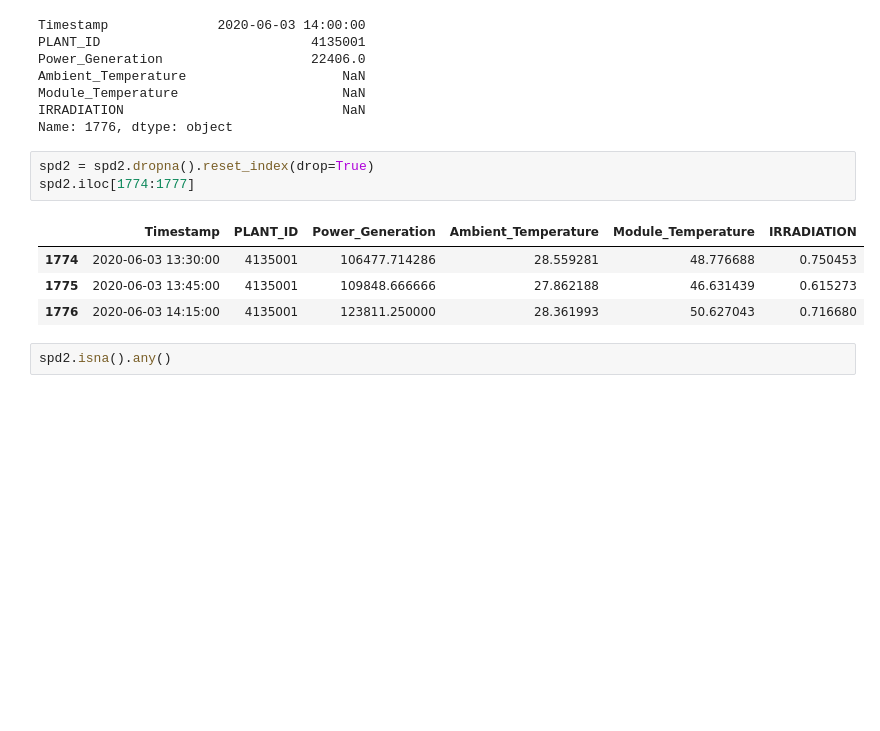
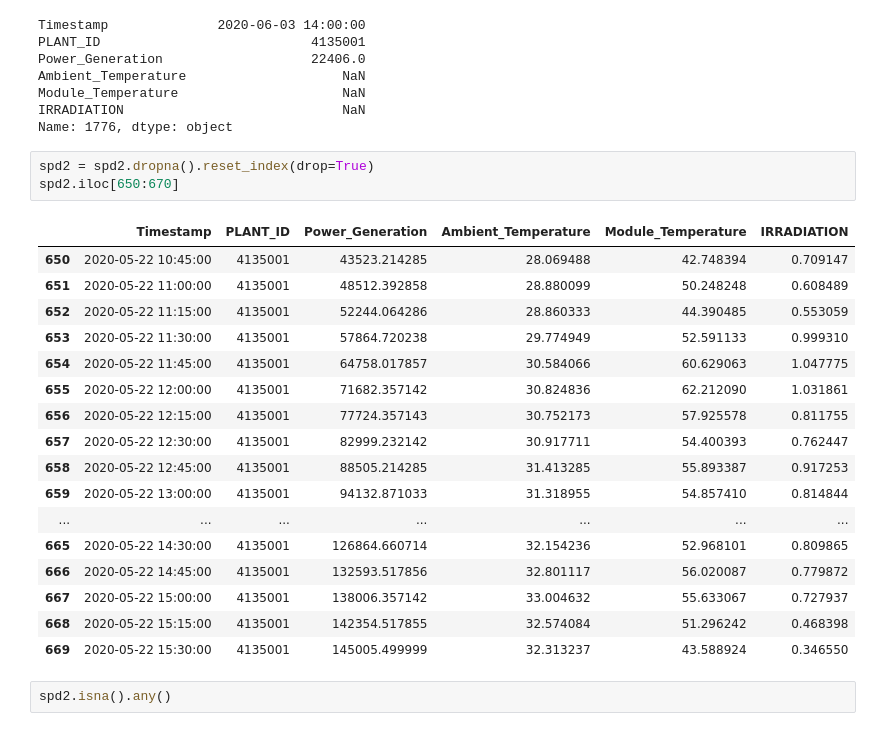
Before and after one commit to NoshinTasnim06/Solar-Energy-Yield-Predictor, a Jupyter notebook: SolarPlantData2.ipynb, the cells around one changed output. Saved outputs shown, nothing was run; the diff lists cells and outputs as text; blank space fills up the shorter version.

```diff
--- a/SolarPlantData2.ipynb
+++ b/SolarPlantData2.ipynb
@@ -287,12 +293,25 @@ IRRADIATION                            NaN
 Name: 1776, dtype: object
 # %%
 spd2 = spd2.dropna().reset_index(drop=True)
-spd2.iloc[1774:1777]
+spd2.iloc[650:670]
 # %% [output]
 |  | Timestamp | PLANT_ID | Power_Generation | Ambient_Temperature | Module_Temperature | IRRADIATION |
-| 1774 | 2020-06-03 13:30:00 | 4135001 | 106477.714286 | 28.559281 | 48.776688 | 0.750453 |
-| 1775 | 2020-06-03 13:45:00 | 4135001 | 109848.666666 | 27.862188 | 46.631439 | 0.615273 |
-| 1776 | 2020-06-03 14:15:00 | 4135001 | 123811.250000 | 28.361993 | 50.627043 | 0.716680 |
+| 650 | 2020-05-22 10:45:00 | 4135001 | 43523.214285 | 28.069488 | 42.748394 | 0.709147 |
+| 651 | 2020-05-22 11:00:00 | 4135001 | 48512.392858 | 28.880099 | 50.248248 | 0.608489 |
+| 652 | 2020-05-22 11:15:00 | 4135001 | 52244.064286 | 28.860333 | 44.390485 | 0.553059 |
+| 653 | 2020-05-22 11:30:00 | 4135001 | 57864.720238 | 29.774949 | 52.591133 | 0.999310 |
+| 654 | 2020-05-22 11:45:00 | 4135001 | 64758.017857 | 30.584066 | 60.629063 | 1.047775 |
+| 655 | 2020-05-22 12:00:00 | 4135001 | 71682.357142 | 30.824836 | 62.212090 | 1.031861 |
+| 656 | 2020-05-22 12:15:00 | 4135001 | 77724.357143 | 30.752173 | 57.925578 | 0.811755 |
+| 657 | 2020-05-22 12:30:00 | 4135001 | 82999.232142 | 30.917711 | 54.400393 | 0.762447 |
+| 658 | 2020-05-22 12:45:00 | 4135001 | 88505.214285 | 31.413285 | 55.893387 | 0.917253 |
+| 659 | 2020-05-22 13:00:00 | 4135001 | 94132.871033 | 31.318955 | 54.857410 | 0.814844 |
+| ... | ... | ... | ... | ... | ... | ... |
+| 665 | 2020-05-22 14:30:00 | 4135001 | 126864.660714 | 32.154236 | 52.968101 | 0.809865 |
+| 666 | 2020-05-22 14:45:00 | 4135001 | 132593.517856 | 32.801117 | 56.020087 | 0.779872 |
+| 667 | 2020-05-22 15:00:00 | 4135001 | 138006.357142 | 33.004632 | 55.633067 | 0.727937 |
+| 668 | 2020-05-22 15:15:00 | 4135001 | 142354.517855 | 32.574084 | 51.296242 | 0.468398 |
+| 669 | 2020-05-22 15:30:00 | 4135001 | 145005.499999 | 32.313237 | 43.588924 | 0.346550 |
 # %%
 spd2.isna().any()
 # %% [output]
```
Also changed, not shown: parts of 2 cells of this notebook, 3 other files.
